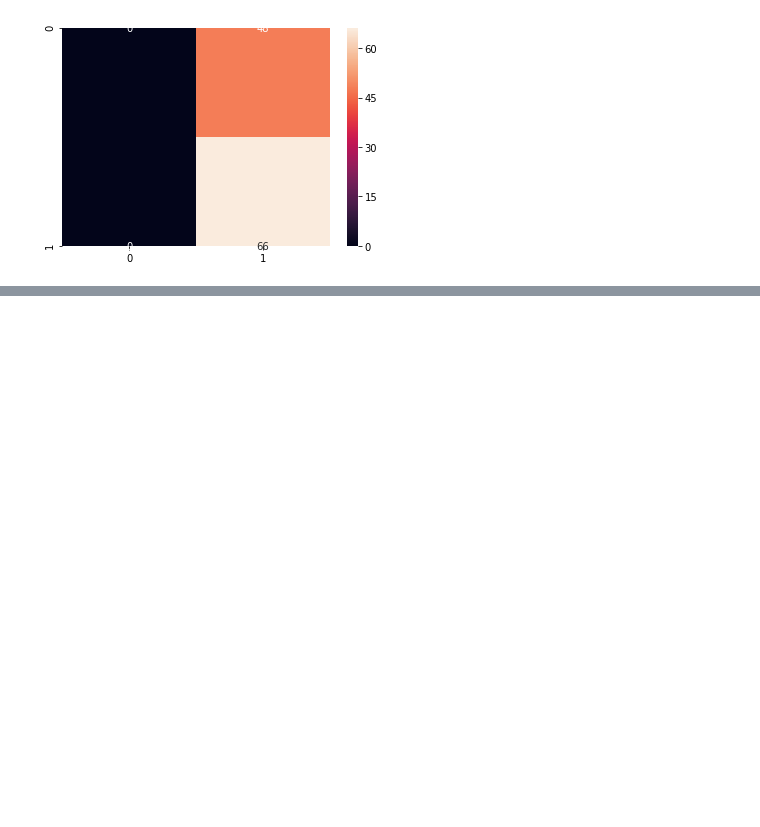
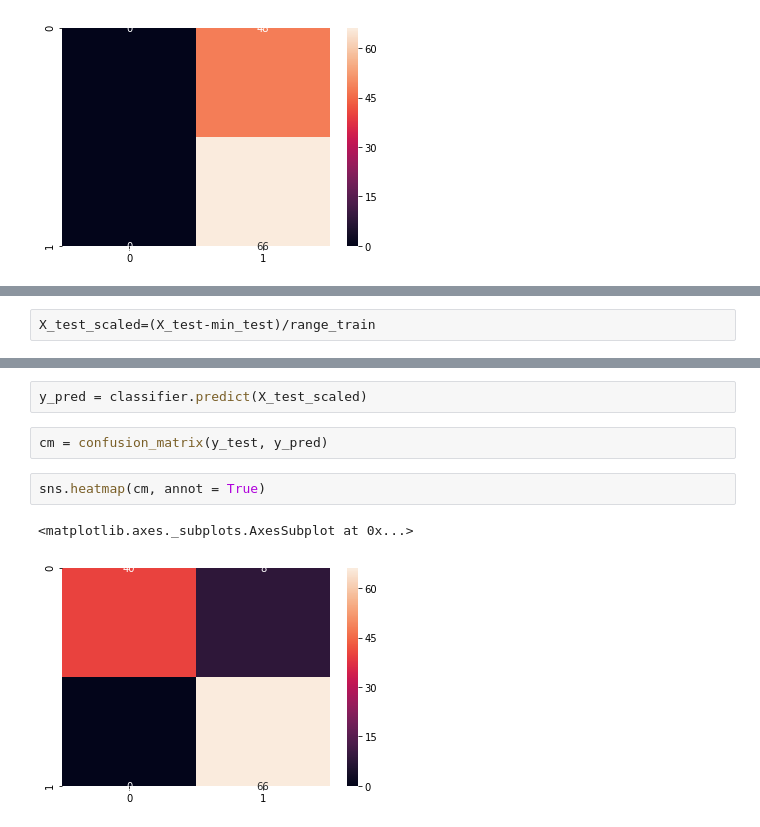
Before and after one commit to adityabisoi/cancer-classifier, a Jupyter notebook: classifier.ipynb, the cells around one changed output, grey strips where cells are left out. Drawn from its saved outputs; the diff is of its cells as text; blank space fills up the shorter version.

Commit message:
prediction improved

```diff
--- a/classifier.ipynb
+++ b/classifier.ipynb
@@ -61,0 +79,2 @@ sns.heatmap(cm, annot = True)
+# %%
+X_test_scaled=(X_test-min_test)/range_train
@@ -61,0 +88,9 @@ sns.heatmap(cm, annot = True)
+# %%
+y_pred = classifier.predict(X_test_scaled)
+# %%
+cm = confusion_matrix(y_test, y_pred)
+# %%
+sns.heatmap(cm, annot = True)
+# %% [output]
+<matplotlib.axes._subplots.AxesSubplot at 0x...>
+[figure, added]
```
Also changed, not shown: parts of 19 cells of this notebook, 2 other files.
